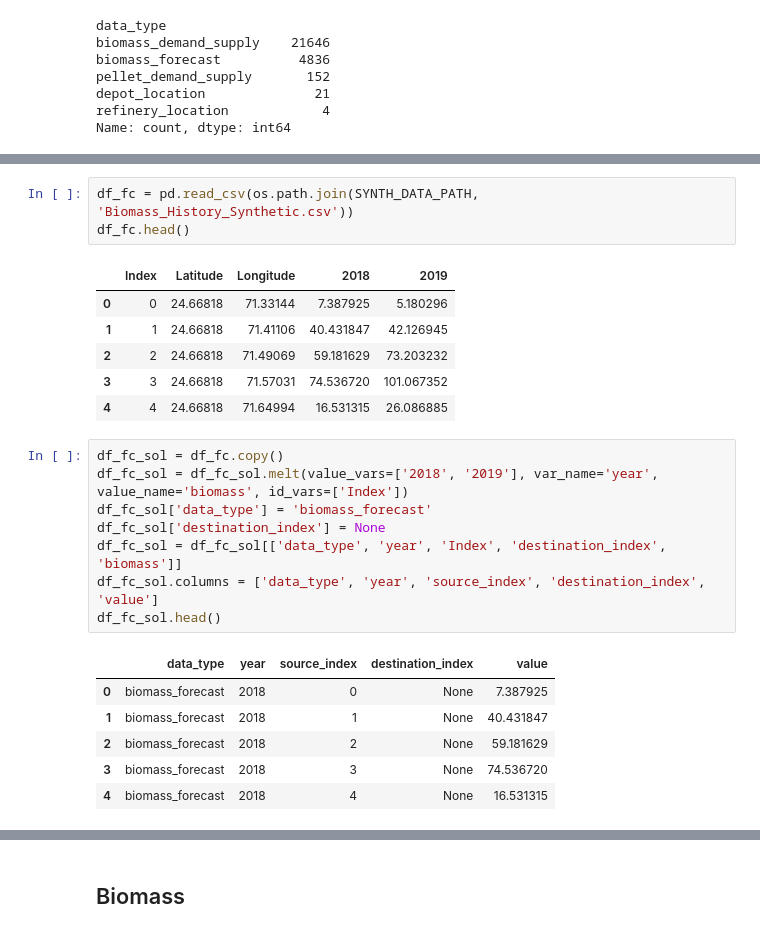
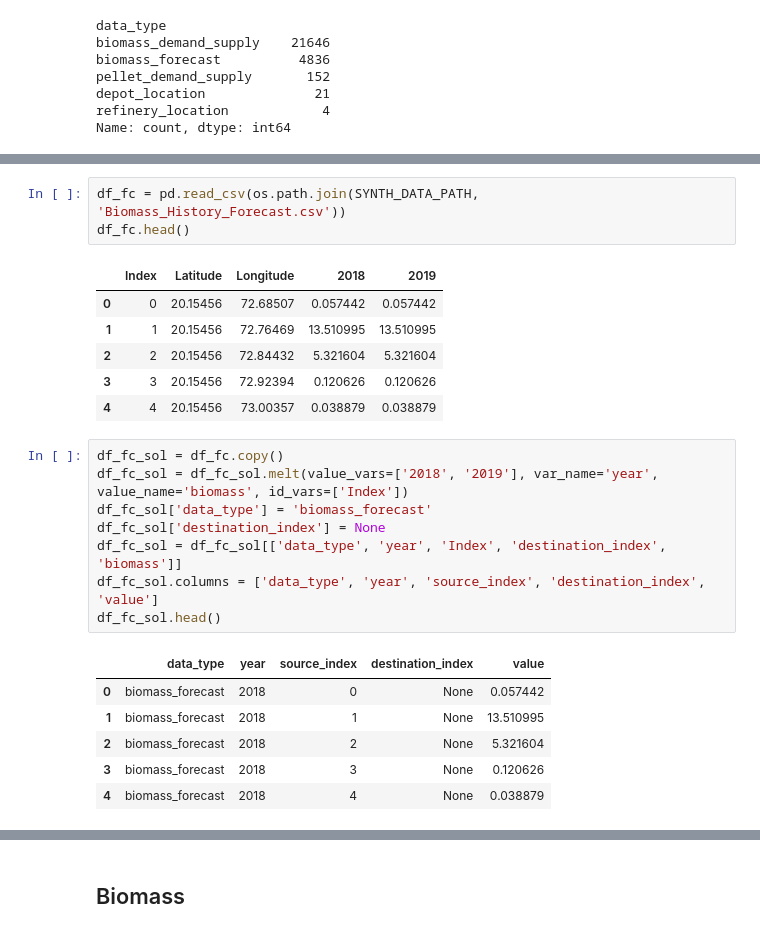
Before and after one commit to BecTome/SHELLAI_waste-to-energy, a Jupyter notebook: 002_Optimization/Alberto/Check_and_Submit.ipynb, the cells around one changed output, grey strips where cells are left out. Saved outputs shown, nothing was run; the diff lists cells and outputs as text.

```diff
--- a/002_Optimization/Alberto/Check_and_Submit.ipynb
+++ b/002_Optimization/Alberto/Check_and_Submit.ipynb
@@ -52,13 +52,13 @@ df_sol.head()
 # %%
-df_fc = pd.read_csv(os.path.join(SYNTH_DATA_PATH, 'Biomass_History_Synthetic.csv'))
+df_fc = pd.read_csv(os.path.join(SYNTH_DATA_PATH, 'Biomass_History_Forecast.csv'))
 df_fc.head()
 # %% [output]
 |  | Index | Latitude | Longitude | 2018 | 2019 |
-| 0 | 0 | 24.66818 | 71.33144 | 7.387925 | 5.180296 |
-| 1 | 1 | 24.66818 | 71.41106 | 40.431847 | 42.126945 |
-| 2 | 2 | 24.66818 | 71.49069 | 59.181629 | 73.203232 |
-| 3 | 3 | 24.66818 | 71.57031 | 74.536720 | 101.067352 |
-| 4 | 4 | 24.66818 | 71.64994 | 16.531315 | 26.086885 |
+| 0 | 0 | 20.15456 | 72.68507 | 0.057442 | 0.057442 |
+| 1 | 1 | 20.15456 | 72.76469 | 13.510995 | 13.510995 |
+| 2 | 2 | 20.15456 | 72.84432 | 5.321604 | 5.321604 |
+| 3 | 3 | 20.15456 | 72.92394 | 0.120626 | 0.120626 |
+| 4 | 4 | 20.15456 | 73.00357 | 0.038879 | 0.038879 |
 # %%
 df_fc_sol = df_fc.copy()
 df_fc_sol = df_fc_sol.melt(value_vars=['2018', '2019'], var_name='year', value_name='biomass', id_vars=['Index'])
@@ -69,11 +69,11 @@ df_fc_sol.columns = ['data_type', 'year', 'source_index', 'destination_index', '
 df_fc_sol.head()
 # %% [output]
 |  | data_type | year | source_index | destination_index | value |
-| 0 | biomass_forecast | 2018 | 0 | None | 7.387925 |
-| 1 | biomass_forecast | 2018 | 1 | None | 40.431847 |
-| 2 | biomass_forecast | 2018 | 2 | None | 59.181629 |
-| 3 | biomass_forecast | 2018 | 3 | None | 74.536720 |
-| 4 | biomass_forecast | 2018 | 4 | None | 16.531315 |
+| 0 | biomass_forecast | 2018 | 0 | None | 0.057442 |
+| 1 | biomass_forecast | 2018 | 1 | None | 13.510995 |
+| 2 | biomass_forecast | 2018 | 2 | None | 5.321604 |
+| 3 | biomass_forecast | 2018 | 3 | None | 0.120626 |
+| 4 | biomass_forecast | 2018 | 4 | None | 0.038879 |
 # %%
 df_fc_sol.loc[(df_fc_sol['data_type'] == 'biomass_forecast')&(df_fc_sol['year'] == '2019'), :]
 # %% [output]
```
Also changed, not shown: parts of 19 cells of this notebook, 1 other file.
